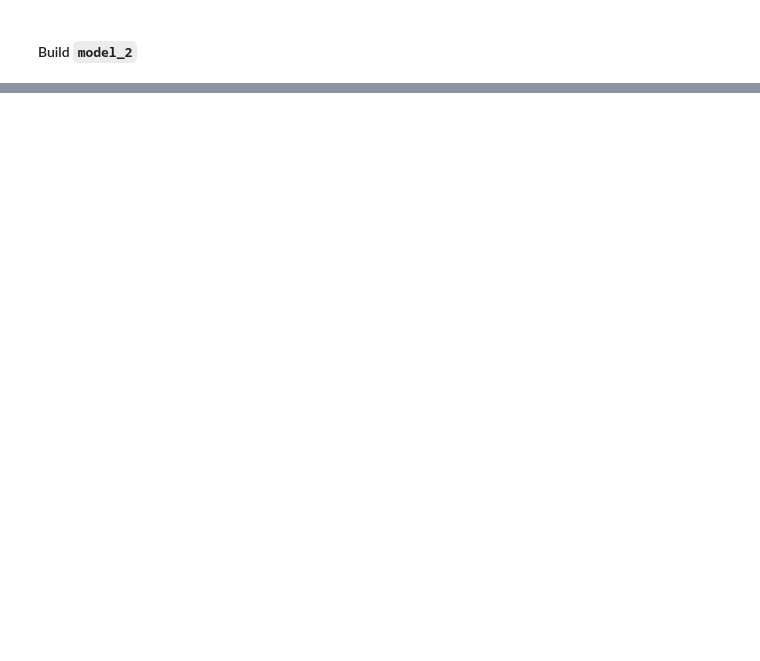
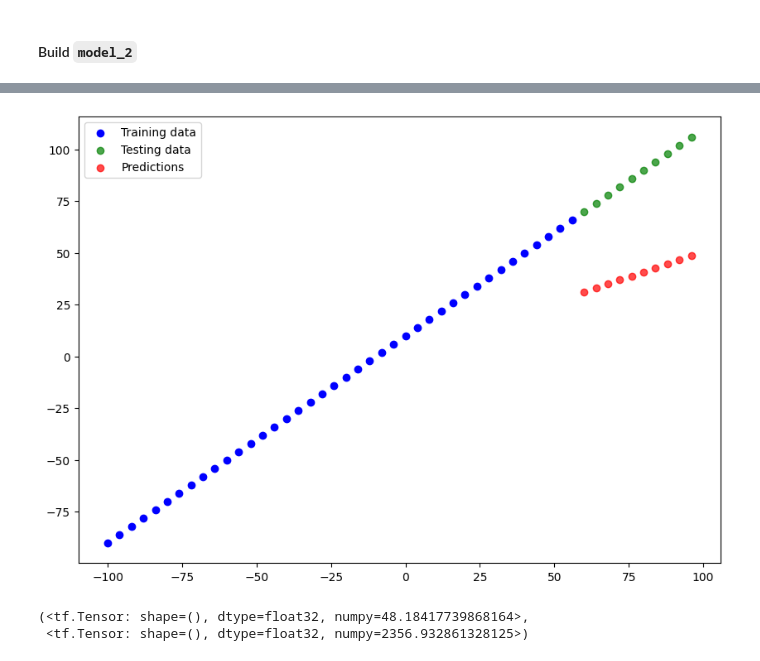
Before and after one commit to smmurdock/Learn-TensorFlow, a Jupyter notebook: 01_neural_network_regression_with_tf.ipynb, the cells around one changed output, grey strips where cells are left out. Drawn from its saved outputs; the diff is of its cells as text; code cells hidden in the pictures; blank space fills up the shorter version.

```diff
--- a/01_neural_network_regression_with_tf.ipynb
+++ b/01_neural_network_regression_with_tf.ipynb
@@ -783,0 +838,18 @@ mae_2, mse_2
+# %%
+# Set random seed
+tf.random.set_seed(42)
+
+# 1. Create the model
+model_4 = tf.keras.Sequential([
+    tf.keras.layers.Dense(10),
+    tf.keras.layers.Dense(10),
+    tf.keras.layers.Dense(1)
+])
+
+# 2. Compile the model
+model_4.compile(loss=tf.keras.losses.mae,
+                optimizer=tf.keras.optimizers.SGD(),
+                metrics=["mse"])
+
+# 3. Fit the model
+model_4.fit(tf.expand_dims(X_train, axis=-1), y_train, epochs=100)
@@ -783,0 +875,5 @@ mae_2, mse_2
+# %%
+# Make and plot predictions for model_4
+y_preds_4 = model_4.predict(tf.expand_dims(X_test, axis=-1))
+plot_predictions(predictions=y_preds_4)
+# %% [output]
@@ -783,0 +881,9 @@ mae_2, mse_2
+[figure, added]
+# %%
+# Calculate model_4 evaluation metrics
+mae_4 = mae(y_test, y_preds_4).result()
+mse_4 = mse(y_test, y_preds_4).result()
+mae_4, mse_4
+# %% [output]
+(<tf.Tensor: shape=(), dtype=float32, numpy=48.18417739868164>,
+ <tf.Tensor: shape=(), dtype=float32, numpy=2356.932861328125>)
```
Also changed, not shown: parts of 43 cells of this notebook.
